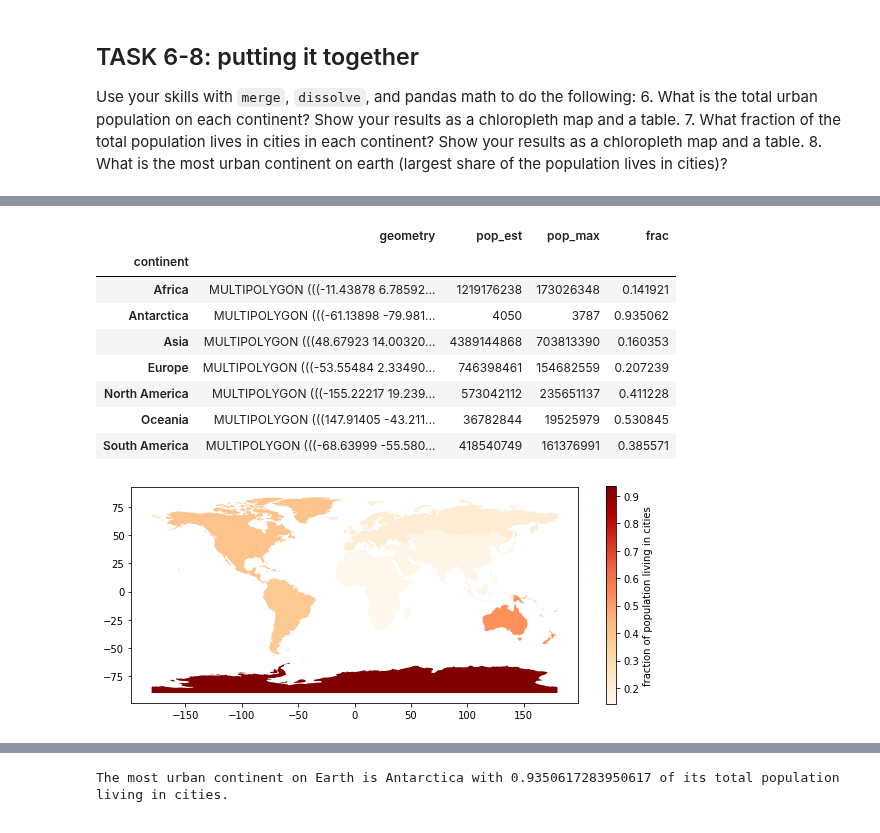
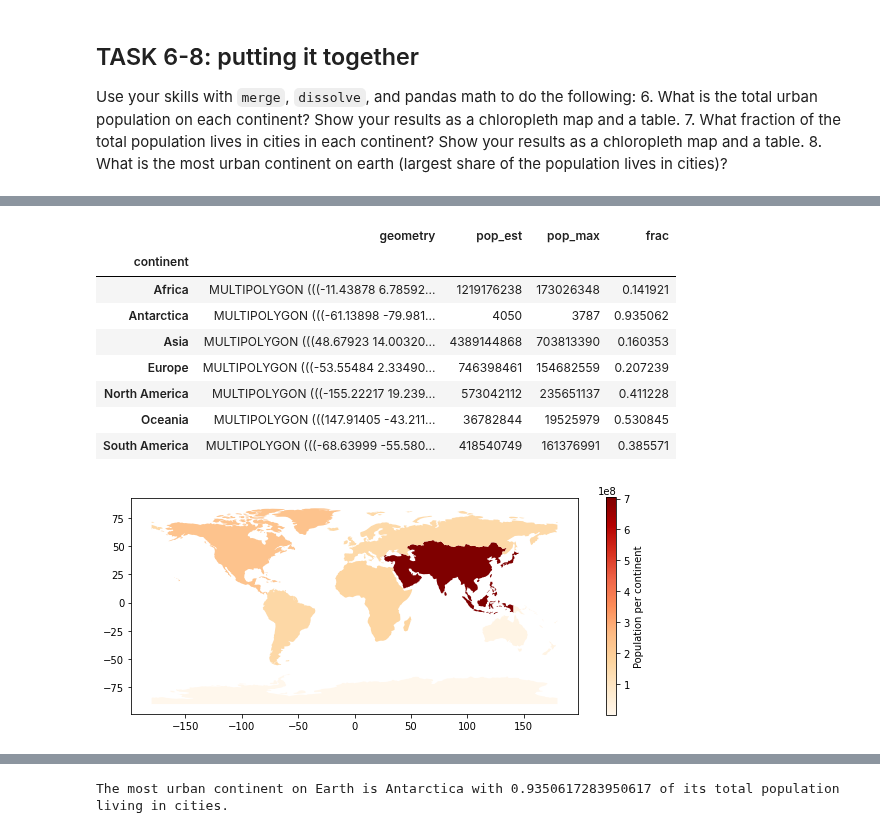
Before and after one commit to ADLCero/EnvDatSci22, a Jupyter notebook: CodeSprints/VectorData101.ipynb, the cells around one changed output, grey strips where cells are left out. Drawn from its saved outputs; the diff is of its cells as text; code cells hidden in the pictures.

```diff
--- a/CodeSprints/VectorData101.ipynb
+++ b/CodeSprints/VectorData101.ipynb
@@ -704,31 +736,3 @@ Use your skills with `merge`, `dissolve`, and pandas math to do the following:
 6. What is the total urban population on each continent? Show your results as a chloropleth map and a table.
 7. What fraction of the total population lives in cities in each continent? Show your results as a chloropleth map and a table.
 8. What is the most urban continent on earth (largest share of the population lives in cities)?
-# %%
- # Task 6 code here:
-
-# Re-read in the world dataset
-
-world = gpd.read_file(gpd.datasets.get_path('naturalearth_lowres'))
-
-
-# Select attributes needed:
-
-world = world[['continent',
-               'geometry',
-               'pop_est']]
-
-# Dissolve according to continent and sum up the population per continent
-
-pop_continent = world.dissolve(by = 'continent',
-                               aggfunc = 'sum')
-
-# Plot the map and produce a table
-
-pop_continent.plot(figsize = (10,10),
-                   column = pop_continent.pop_est,
-                  cmap = 'OrRd',
-                   legend = True,
-                   legend_kwds={'shrink': 0.4,
-                                'label': 'population'});
-pop_continent
@@ -747,5 +739,5 @@ pop_continent
 # %%
-# Task 7 code here:
+# Task 6 code here: (also contains code for Task 7)
 
 # Using the cities geodataframe above, create a new geodataframe containing: name of the city, geometry,
 # population, continent
@@ -760,45 +752,45 @@ list(cities.columns)
 
 cities_continent = cities[["name", "pop_max", "continent", "geometry"]]
 
-
 # Aggregate city population by continent
 
 pop_cities_continent = cities_continent.dissolve(by = "continent", aggfunc = "sum")
 
 
+# Since cities are just points, I need the boundary/geometry of the continent:
 # Use merge to join the GDF with the population/city with the GDF containing population/continent
 
 pop_merge = pop_continent.merge(pop_cities_continent, left_on = 'continent', right_on = 'continent')
 
 
 # Create a column that will compute for the fraction
 
 pop_merge["frac"] = pop_merge.pop_max / pop_merge.pop_est
 
 from geopandas import GeoDataFrame                                   # to convert to GeoDataFrame
 pop_merge = GeoDataFrame(pop_merge)
 
 pop_merge = pop_merge.drop(columns = ['geometry_y'])                 # to drop the other geometry column
 pop_merge = pop_merge.rename(columns = {'geometry_x':'geometry'})    # plotting requires 'geometry' column
 
 
-# Make a plot and a table
+# Revised Task 6 plot and table
 
 pop_merge.plot(figsize = (10, 10),
-               column = "frac",
+               column = "pop_max",
                cmap = "OrRd",
                legend = True,
                legend_kwds={'shrink': 0.4,
-                            'label': 'fraction of population living in cities'});
+                            'label': 'Population per continent'});
 pop_merge
 # %% [output]
 |  | geometry | pop_est | pop_max | frac |
 | continent |  |  |  |  |
 | Africa | MULTIPOLYGON (((-11.43878 6.78592... | 1219176238 | 173026348 | 0.141921 |
 | Antarctica | MULTIPOLYGON (((-61.13898 -79.981... | 4050 | 3787 | 0.935062 |
 | Asia | MULTIPOLYGON (((48.67923 14.00320... | 4389144868 | 703813390 | 0.160353 |
 | Europe | MULTIPOLYGON (((-53.55484 2.33490... | 746398461 | 154682559 | 0.207239 |
 | North America | MULTIPOLYGON (((-155.22217 19.239... | 573042112 | 235651137 | 0.411228 |
 | Oceania | MULTIPOLYGON (((147.91405 -43.211... | 36782844 | 19525979 | 0.530845 |
 | South America | MULTIPOLYGON (((-68.63999 -55.580... | 418540749 | 161376991 | 0.385571 |
-[figure, old version]
+[figure, new version]
```
Also changed, not shown: parts of 10 cells of this notebook.
